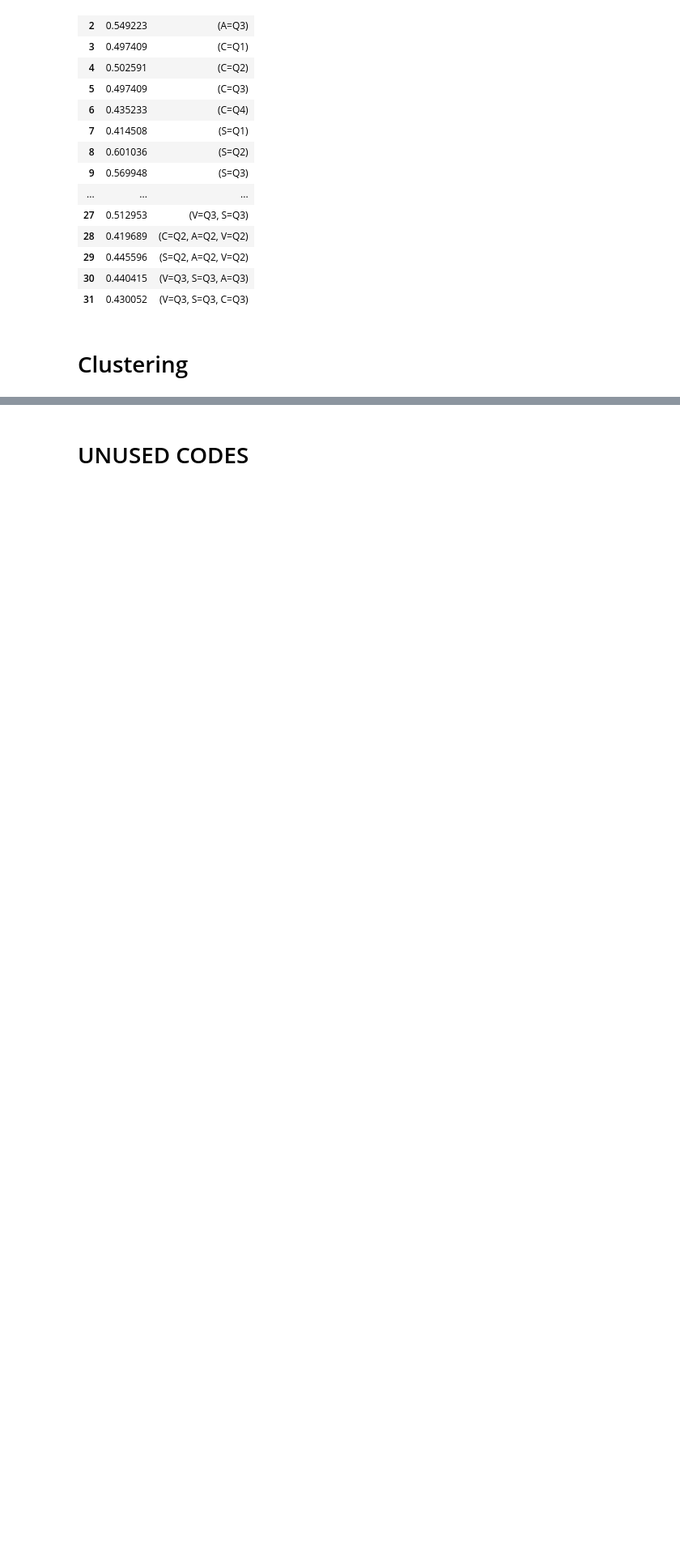
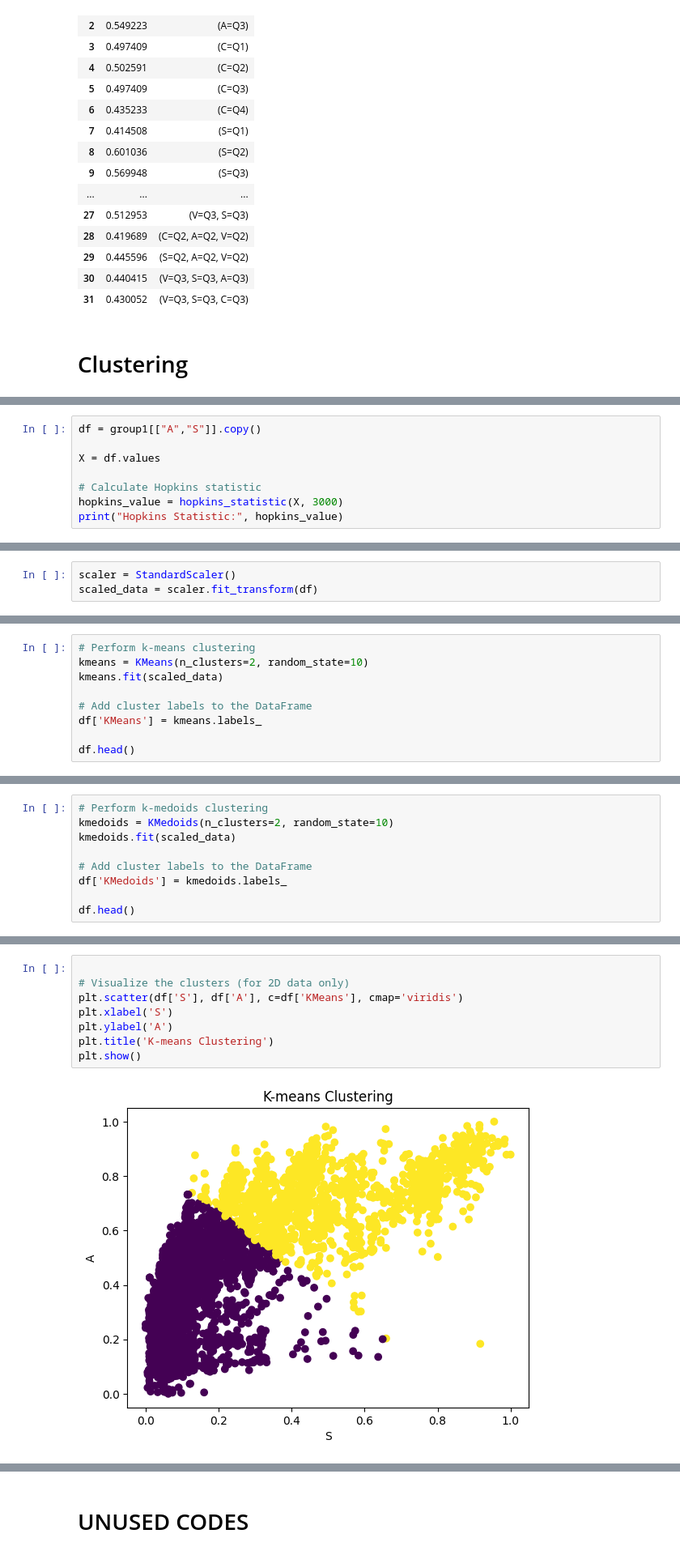
Before and after one commit to Ban-hub/CSE6506-Data_Project, a Jupyter notebook: Test.ipynb, the cells around one changed output, grey strips where cells are left out. Shown at 81% size. Cells and saved outputs as stored; diff of their text form; blank space fills up the shorter version.

```diff
--- a/Test.ipynb
+++ b/Test.ipynb
@@ -387,0 +408,8 @@ frequent_itemsets_apr
+# %%
+df = group1[["A","S"]].copy()
+
+X = df.values
+
+# Calculate Hopkins statistic
+hopkins_value = hopkins_statistic(X, 3000)
+print("Hopkins Statistic:", hopkins_value)
@@ -387,0 +431,3 @@ frequent_itemsets_apr
+# %%
+scaler = StandardScaler()
+scaled_data = scaler.fit_transform(df)
@@ -387,0 +436,9 @@ frequent_itemsets_apr
+# %%
+# Perform k-means clustering
+kmeans = KMeans(n_clusters=2, random_state=10)
+kmeans.fit(scaled_data)
+
+# Add cluster labels to the DataFrame
+df['KMeans'] = kmeans.labels_
+
+df.head()
@@ -387,0 +452,9 @@ frequent_itemsets_apr
+# %%
+# Perform k-medoids clustering
+kmedoids = KMedoids(n_clusters=2, random_state=10)
+kmedoids.fit(scaled_data)
+
+# Add cluster labels to the DataFrame
+df['KMedoids'] = kmedoids.labels_
+
+df.head()
@@ -387,0 +468,10 @@ frequent_itemsets_apr
+# %%
+
+# Visualize the clusters (for 2D data only)
+plt.scatter(df['S'], df['A'], c=df['KMeans'], cmap='viridis')
+plt.xlabel('S')
+plt.ylabel('A')
+plt.title('K-means Clustering')
+plt.show()
+# %% [output]
+[figure, added]
```
Also changed, not shown: parts of 9 cells of this notebook.
